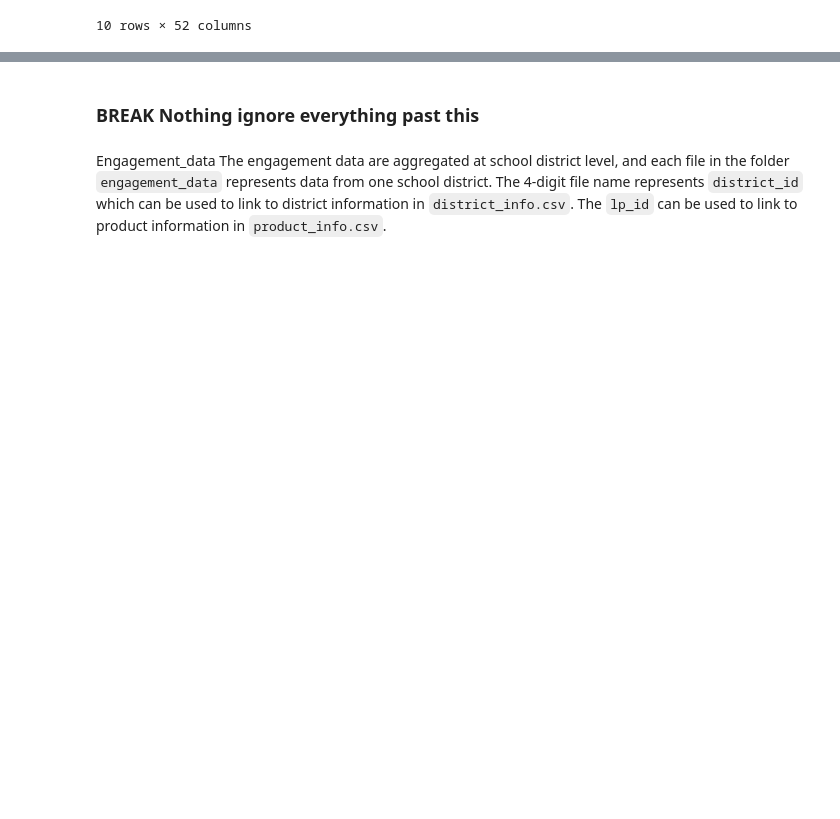
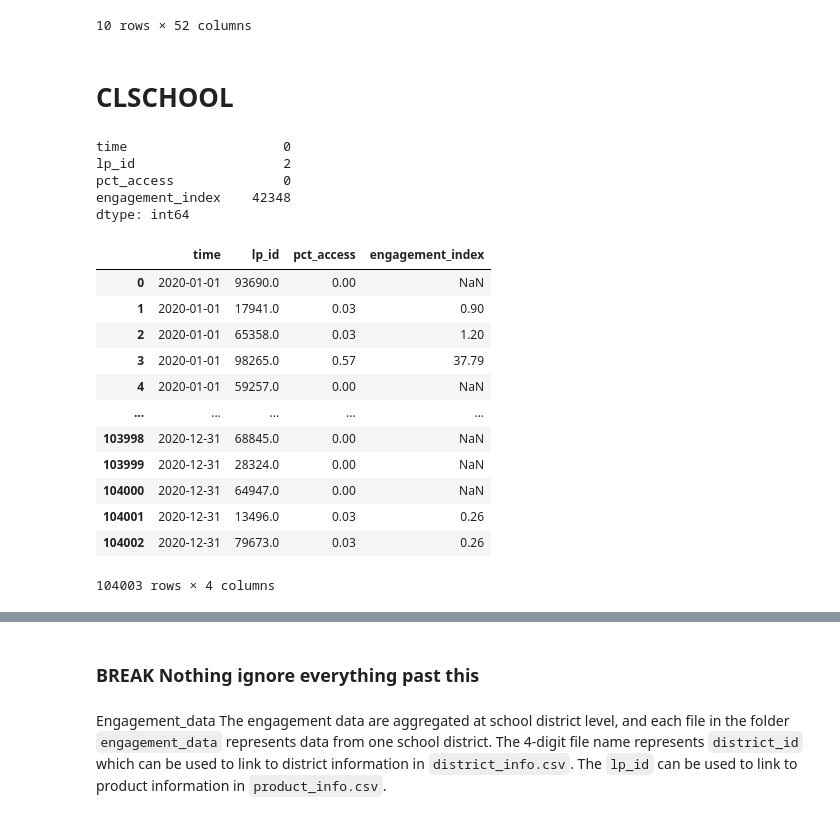
Before and after one commit to AditJainn/Math1130Project, a Jupyter notebook: AditProjectCode.ipynb, the cells around one changed output, grey strips where cells are left out. Drawn from its saved outputs; the diff is of its cells as text; code cells hidden in the pictures; blank space fills up the shorter version.

```diff
--- a/AditProjectCode.ipynb
+++ b/AditProjectCode.ipynb
@@ -175,3 +175,5 @@ policyDataFrame.head(10)
 | 8 | FLORIDA | 17/3/2020 | 0 | 0 | 15/3/2020 | 3/4/2020 | 0 | 18/5/2020 | 0 | 0 | ... | ... |
 | 9 | ILLINOIS | 17/3/2020 | 23/3/2020 | 29/5/2020 | 0 | 21/3/2020 | 0 | 29/5/2020 | 1/5/2020 | 0 | ... | ... |
 10 rows × 52 columns
+# %% [markdown]
+ # CLSCHOOL
@@ -177,0 +186,25 @@ policyDataFrame.head(10)
+# %%
+dataframe1000 = engagmentDict["1000"] # 1000 is the state of CONNECTICUT
+dataframe1000.isna().sum()
+# %% [output]
+time                    0
+lp_id                   2
+pct_access              0
+engagement_index    42348
+dtype: int64
+# %%
+dataframe1000
+# %% [output]
+|  | time | lp_id | pct_access | engagement_index |
+| 0 | 2020-01-01 | 93690.0 | 0.00 | NaN |
+| 1 | 2020-01-01 | 17941.0 | 0.03 | 0.90 |
+| 2 | 2020-01-01 | 65358.0 | 0.03 | 1.20 |
+| 3 | 2020-01-01 | 98265.0 | 0.57 | 37.79 |
+| 4 | 2020-01-01 | 59257.0 | 0.00 | NaN |
+| ... | ... | ... | ... | ... |
+| 103998 | 2020-12-31 | 68845.0 | 0.00 | NaN |
+| 103999 | 2020-12-31 | 28324.0 | 0.00 | NaN |
+| 104000 | 2020-12-31 | 64947.0 | 0.00 | NaN |
+| 104001 | 2020-12-31 | 13496.0 | 0.03 | 0.26 |
+| 104002 | 2020-12-31 | 79673.0 | 0.03 | 0.26 |
+104003 rows × 4 columns
```
Also changed, not shown: parts of 5 cells of this notebook.
